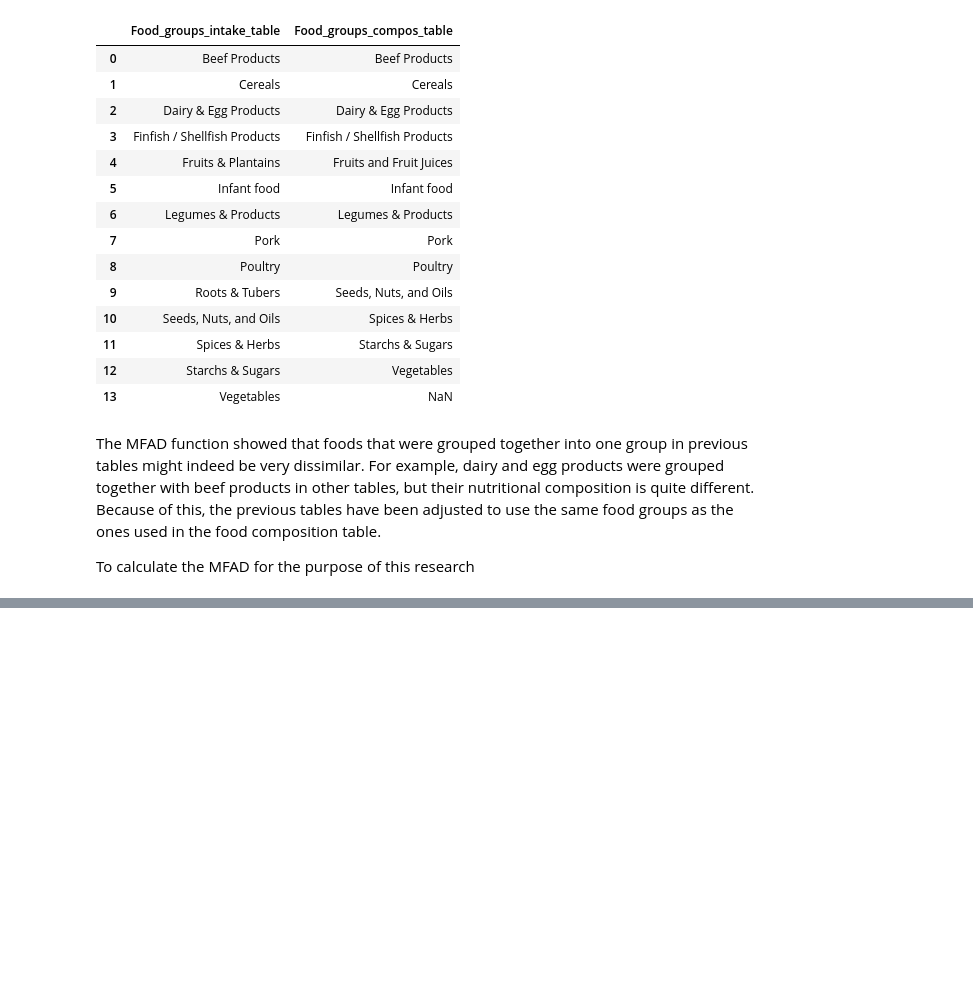
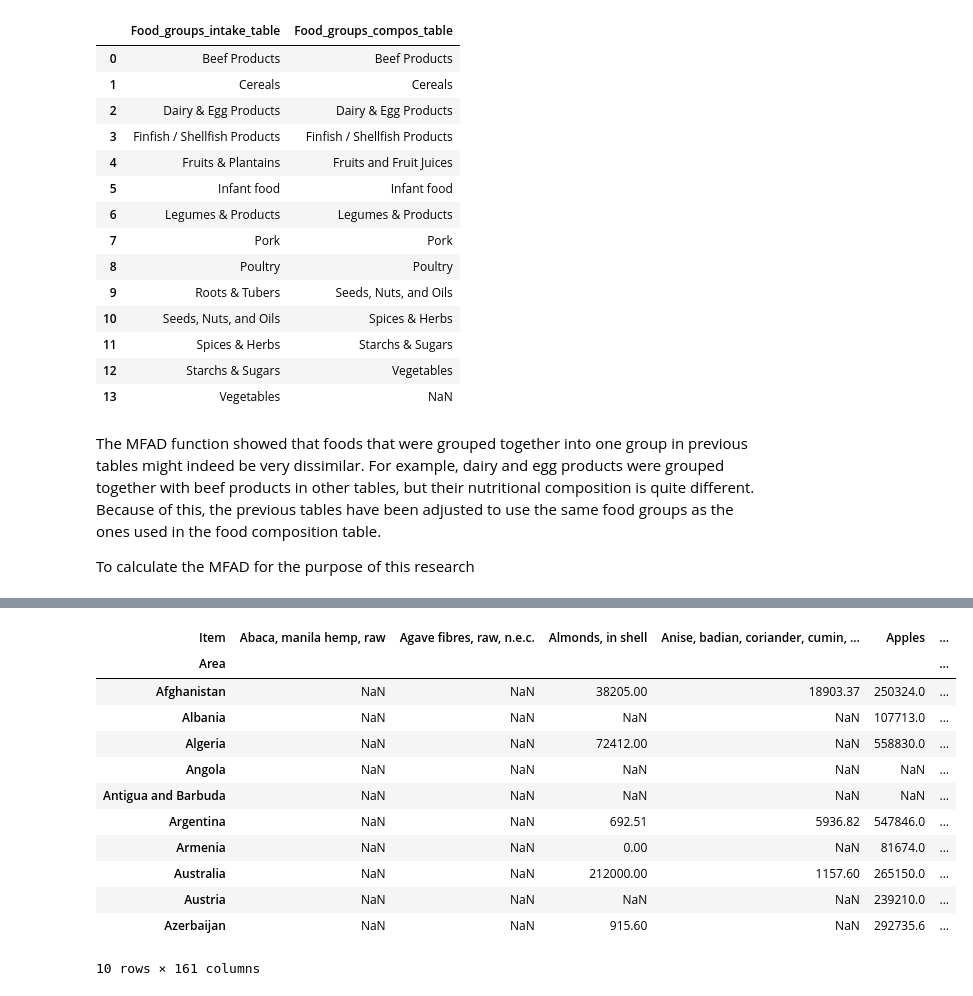
Before and after one commit to DavidMbelwa/thesis, a Jupyter notebook: Materials_and_methods.ipynb, the cells around one changed output, grey strips where cells are left out. Drawn from its saved outputs; the diff is of its cells as text; code cells hidden in the pictures; blank space fills up the shorter version.

Commit message:
Added data for several metrics in the dataset

```diff
--- a/Materials_and_methods.ipynb
+++ b/Materials_and_methods.ipynb
@@ -1911,0 +2116,5 @@ Test
+# %%
+# Importing Data for crops
+raw_crops = pd.read_csv("materials_and_methods/Metric_5/indicator_2/raw_crops.csv")
+
+raw_crops.head(3)
@@ -1911,0 +2126,16 @@ Test
+# %%
+# Removing columns not wanted
+raw_crops_filtered = raw_crops.drop(["Domain Code",
+                                    "Domain",
+                                    "Area Code (M49)",
+                                    "Element",
+                                    "Element Code",
+                                    "Item Code (CPC)",
+                                    "Year Code",
+                                    "Year",
+                                    "Unit",
+                                    "Flag",
+                                    "Flag Description"], axis=1)
+
+
+raw_crops_filtered.head()
@@ -1911,0 +2149,21 @@ Test
+# %%
+# Transposing the table so that each country has only one row
+raw_crops_refined = raw_crops_filtered.pivot_table(index="Area",
+                                                   columns="Item",
+                                                   values="Value")
+
+raw_crops_refined.head(10)
+# %% [output]
+| Item | Abaca, manila hemp, raw | Agave fibres, raw, n.e.c. | Almonds, in shell | Anise, badian, coriander, cumin, ... | Apples | ... |
+| Area |  |  |  |  |  | ... |
+| Afghanistan | NaN | NaN | 38205.00 | 18903.37 | 250324.0 | ... |
+| Albania | NaN | NaN | NaN | NaN | 107713.0 | ... |
+| Algeria | NaN | NaN | 72412.00 | NaN | 558830.0 | ... |
+| Angola | NaN | NaN | NaN | NaN | NaN | ... |
+| Antigua and Barbuda | NaN | NaN | NaN | NaN | NaN | ... |
+| Argentina | NaN | NaN | 692.51 | 5936.82 | 547846.0 | ... |
+| Armenia | NaN | NaN | 0.00 | NaN | 81674.0 | ... |
+| Australia | NaN | NaN | 212000.00 | 1157.60 | 265150.0 | ... |
+| Austria | NaN | NaN | NaN | NaN | 239210.0 | ... |
+| Azerbaijan | NaN | NaN | 915.60 | NaN | 292735.6 | ... |
+10 rows × 161 columns
```
Also changed, not shown: parts of 43 cells of this notebook, 14 other files.
